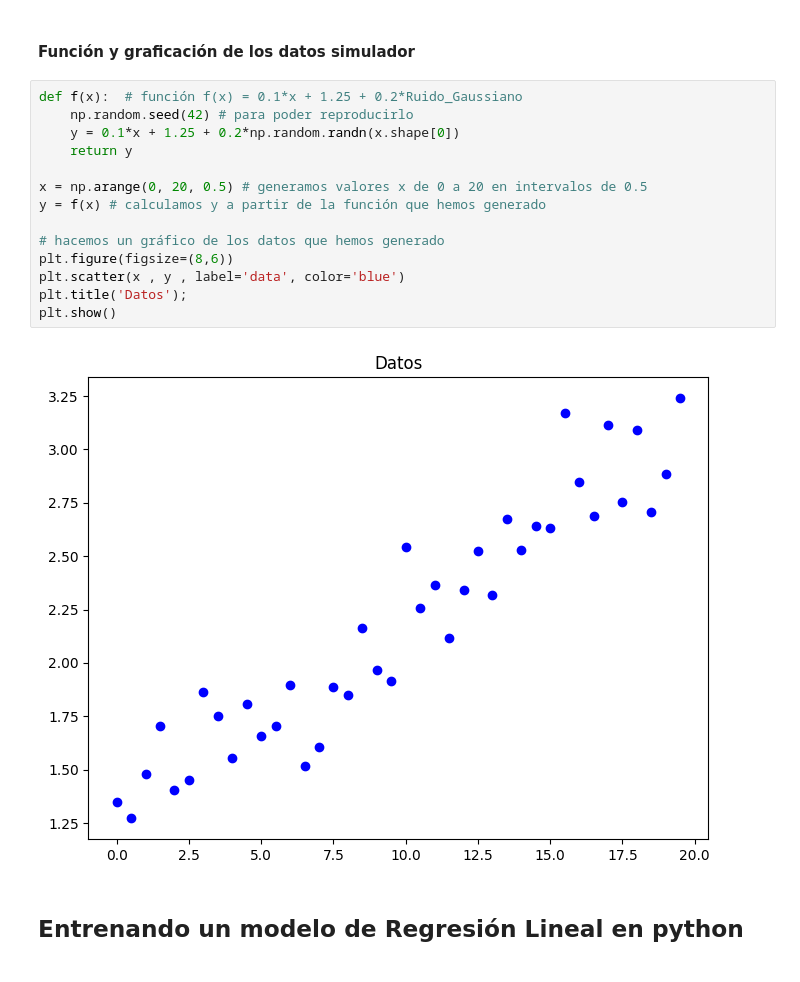
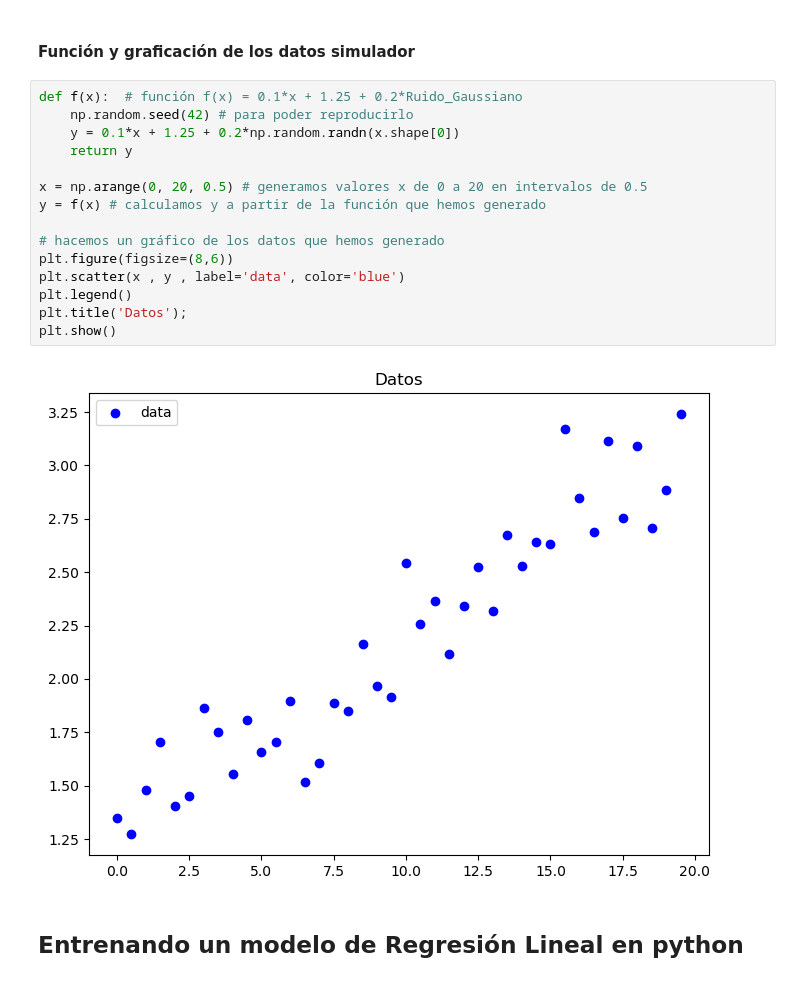
Before and after one commit to usserdan/Informatica_Medica, a Jupyter notebook: 16. Regresión Lineal.ipynb, the cells around one changed output. Drawn from its saved outputs; the diff is of its cells as text.

```diff
--- a/16. Regresión Lineal.ipynb
+++ b/16. Regresión Lineal.ipynb
@@ -37,19 +37,20 @@ import matplotlib.pyplot as plt
 # %%
 def f(x):  # función f(x) = 0.1*x + 1.25 + 0.2*Ruido_Gaussiano
     np.random.seed(42) # para poder reproducirlo
     y = 0.1*x + 1.25 + 0.2*np.random.randn(x.shape[0])
     return y
 
 x = np.arange(0, 20, 0.5) # generamos valores x de 0 a 20 en intervalos de 0.5
 y = f(x) # calculamos y a partir de la función que hemos generado
 
 # hacemos un gráfico de los datos que hemos generado
 plt.figure(figsize=(8,6))
 plt.scatter(x , y , label='data', color='blue')
+plt.legend()
 plt.title('Datos');
 plt.show()
 # %% [output]
-[figure, old version]
+[figure, new version]
 # %% [markdown]
 ## Entrenando un modelo de Regresión Lineal en python
 # %% [markdown]
```
Also changed, not shown: parts of 21 cells of this notebook, 6 other files.
